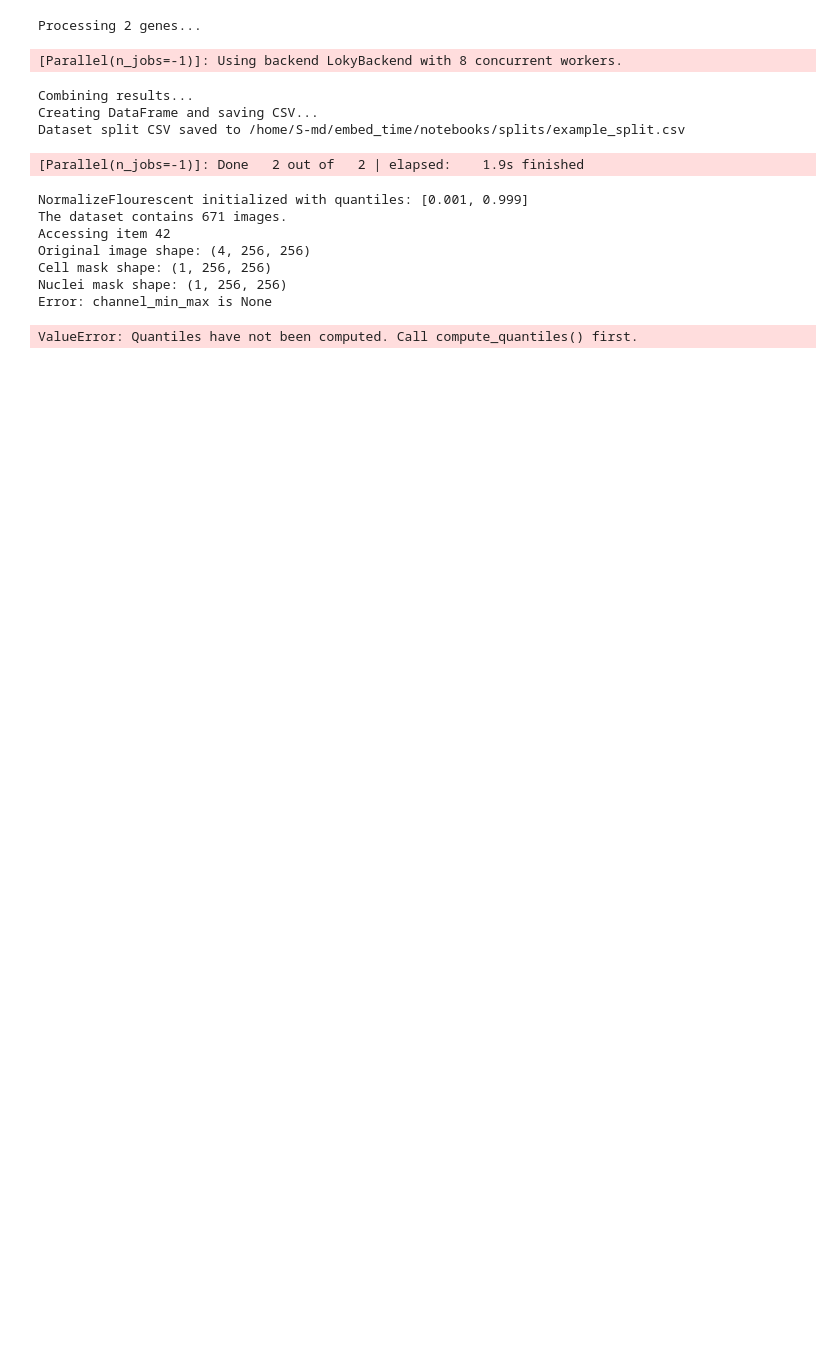
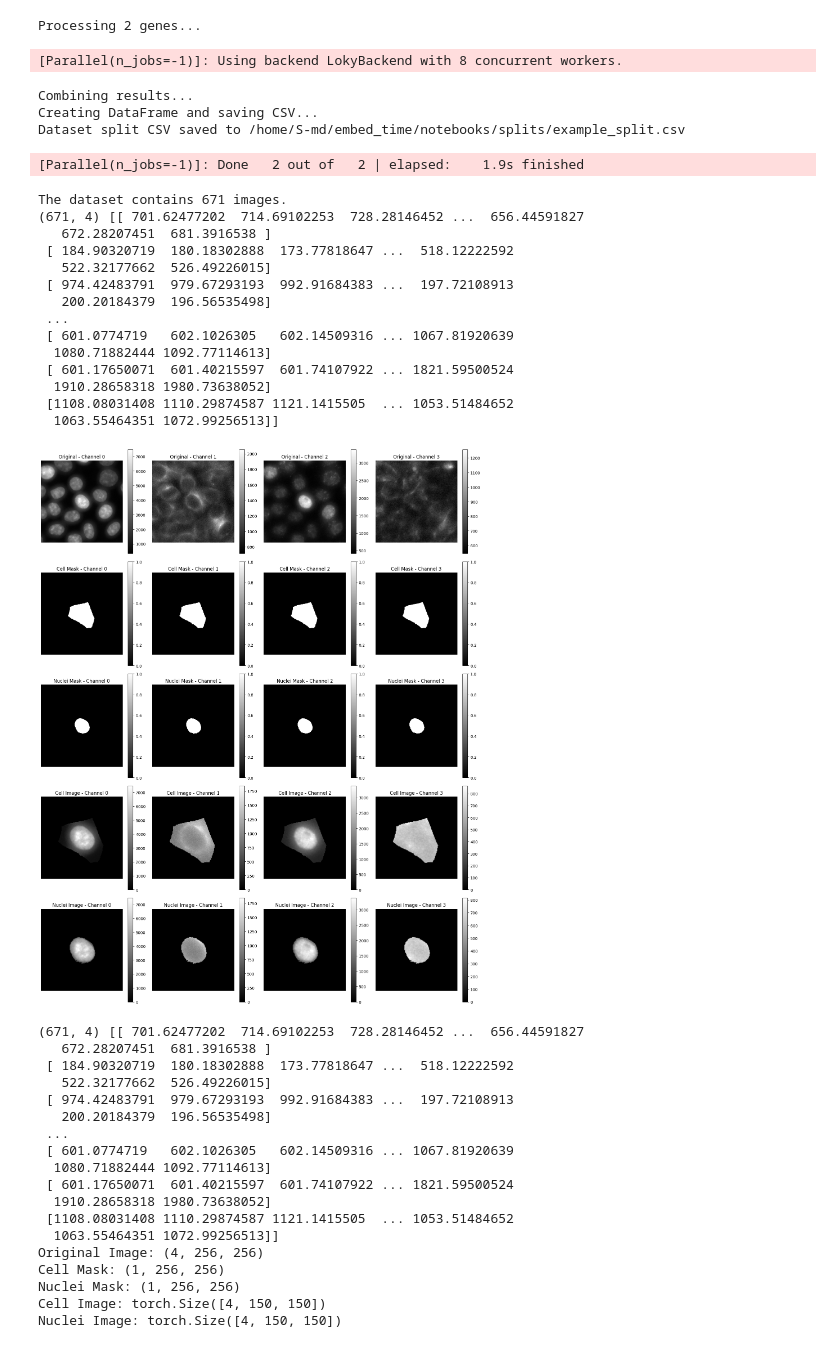
Before and after one commit to Cryaaa/embed_time, a Jupyter notebook: notebooks/dataset_static.ipynb, the cells around one changed output. Cells and saved outputs as stored; diff of their text form; code cells hidden in the pictures; blank space fills up the shorter version.

Commit message:
preliminary normalization

```diff
--- a/notebooks/dataset_static.ipynb
+++ b/notebooks/dataset_static.ipynb
@@ -117,39 +116,62 @@ Dataset split CSV saved to /home/S-md/embed_time/notebooks/splits/example_split.
 # %%
 # Usage example:
 parent_dir = '/mnt/efs/dlmbl/S-md/'
 gene_name = 'AAAS'
 barcode_name = 'ATATGAGCACAATAACGAGC'
 channels = [0, 1, 2, 3]
 cell_cycle_stages = 'interphase'
 mask = "masks"
-
-transform = v2.Compose([
-    v2.ToImage(),
+normalizations = v2.Compose([
+    v2.ToTensor(),
     v2.CenterCrop(150),
-    #v2.GaussianNoise(0,0.05)
 ])
 interpolations = None
 
 # Create the dataset
 dataset = ZarrCellDataset_specific(parent_dir, gene_name, barcode_name, channels, cell_cycle_stages, mask, normalizations, interpolations)
 
 # Print the number of images and shapes of the data
 print(f"The dataset contains {len(dataset)} images.")
 
 # Plot the first image (index 0)
 plot_cell_data(dataset.__getitem__(42))
 
 # Print the shapes of the data for the first image
 print_cell_data_shapes(dataset.__getitem__(42))
 # %% [output]
-NormalizeFlourescent initialized with quantiles: [0.001, 0.999]
 The dataset contains 671 images.
-Accessing item 42
-Original image shape: (4, 256, 256)
-Cell mask shape: (1, 256, 256)
-Nuclei mask shape: (1, 256, 256)
-Error: channel_min_max is None
+(671, 4) [[ 701.62477202  714.69102253  728.28146452 ...  656.44591827
+   672.28207451  681.3916538 ]
+ [ 184.90320719  180.18302888  173.77818647 ...  518.12222592
+   522.32177662  526.49226015]
+ [ 974.42483791  979.67293193  992.91684383 ...  197.72108913
+   200.20184379  196.56535498]
+ ...
+ [ 601.0774719   602.1026305   602.14509316 ... 1067.81920639
+  1080.71882444 1092.77114613]
+ [ 601.17650071  601.40215597  601.74107922 ... 1821.59500524
+  1910.28658318 1980.73638052]
+ [1108.08031408 1110.29874587 1121.1415505  ... 1053.51484652
+  1063.55464351 1072.99256513]]
+[figure, added]
-ValueError: Quantiles have not been computed. Call compute_quantiles() first.
+(671, 4) [[ 701.62477202  714.69102253  728.28146452 ...  656.44591827
+   672.28207451  681.3916538 ]
+ [ 184.90320719  180.18302888  173.77818647 ...  518.12222592
+   522.32177662  526.49226015]
+ [ 974.42483791  979.67293193  992.91684383 ...  197.72108913
+   200.20184379  196.56535498]
+ ...
+ [ 601.0774719   602.1026305   602.14509316 ... 1067.81920639
+  1080.71882444 1092.77114613]
+ [ 601.17650071  601.40215597  601.74107922 ... 1821.59500524
+  1910.28658318 1980.73638052]
+ [1108.08031408 1110.29874587 1121.1415505  ... 1053.51484652
+  1063.55464351 1072.99256513]]
+Original Image: (4, 256, 256)
+Cell Mask: (1, 256, 256)
+Nuclei Mask: (1, 256, 256)
+Cell Image: torch.Size([4, 150, 150])
+Nuclei Image: torch.Size([4, 150, 150])
 # %%
 # Create a DataLoader for the dataset
 dataloader = DataLoader(dataset, batch_size=2, shuffle=True)
```
Also changed, not shown: parts of 4 cells of this notebook, 2 other files.
